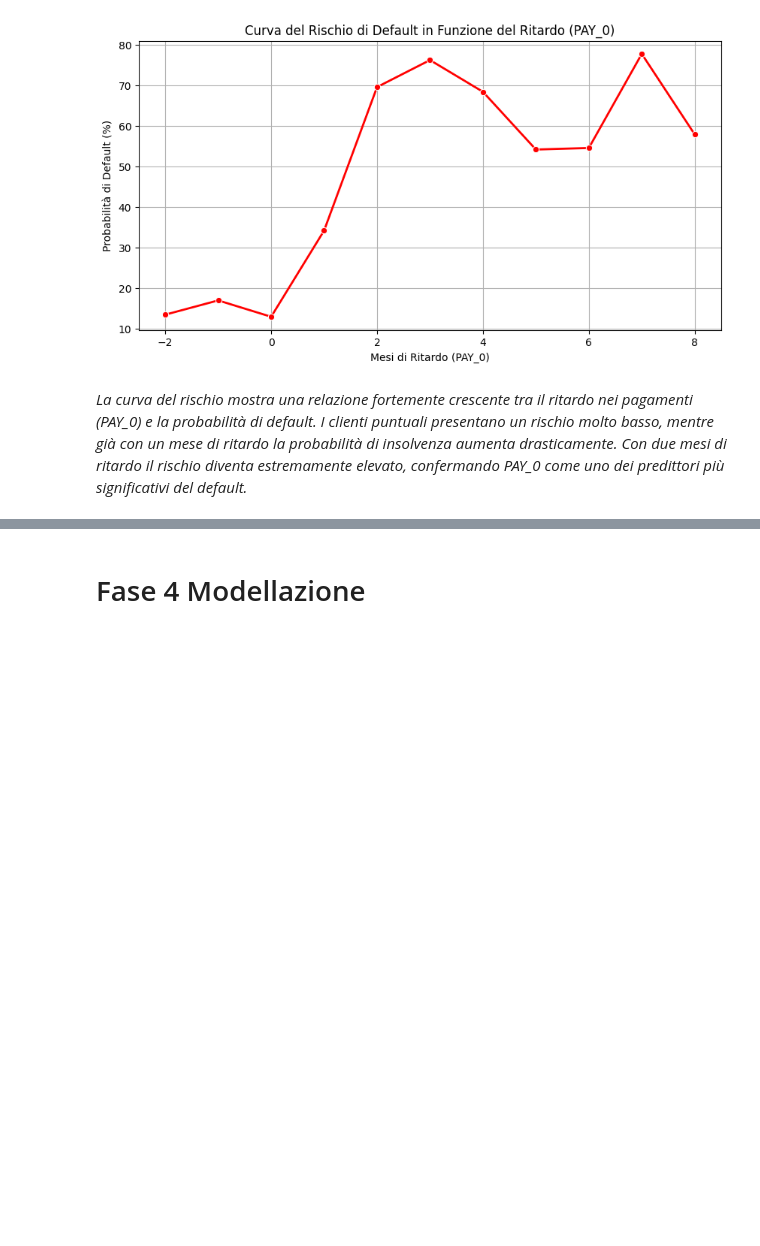
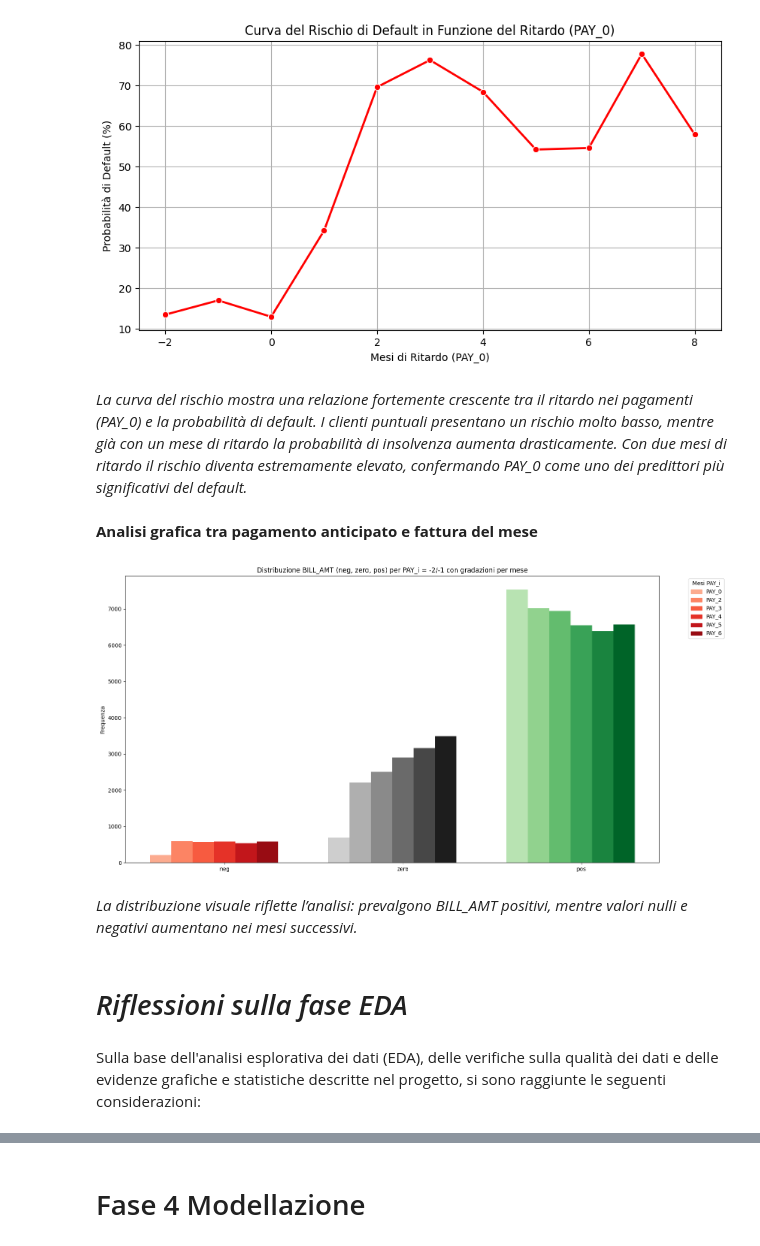
Before and after one commit to MattiaGalletti2001/progetto-data-science-gruppo-11-credit-card-default, a Jupyter notebook: notebooks/Progetto_DataScience_gruppo_11.ipynb, the cells around one changed output, grey strips where cells are left out. Drawn from its saved outputs; the diff is of its cells as text; code cells hidden in the pictures; blank space fills up the shorter version.

Commit message:
Creato con Colab - ulteriore revisione e inserimento di commenti oltre a plot maggiormente esaustivi

```diff
--- a/notebooks/Progetto_DataScience_gruppo_11.ipynb
+++ b/notebooks/Progetto_DataScience_gruppo_11.ipynb
@@ -622,3 +668,77 @@ plt.show()
 [figure]
 # %% [markdown]
 *La curva del rischio mostra una relazione fortemente crescente tra il ritardo nei pagamenti (PAY_0) e la probabilità di default. I clienti puntuali presentano un rischio molto basso, mentre già con un mese di ritardo la probabilità di insolvenza aumenta drasticamente. Con due mesi di ritardo il rischio diventa estremamente elevato, confermando PAY_0 come uno dei predittori più significativi del default.*
+# %% [markdown]
+**Analisi grafica tra pagamento anticipato e fattura del mese**
+# %%
+import pandas as pd
+import matplotlib.pyplot as plt
+import numpy as np
+
+# Dati forniti
+data = {
+    "PAY_0":  {"neg": 213, "zero": 696, "pos": 7536},
+    "PAY_2":  {"neg": 595, "zero": 2212, "pos": 7025},
+    "PAY_3":  {"neg": 568, "zero": 2509, "pos": 6946},
+    "PAY_4":  {"neg": 584, "zero": 2897, "pos": 6554},
+    "PAY_5":  {"neg": 542, "zero": 3157, "pos": 6386},
+    "PAY_6":  {"neg": 580, "zero": 3485, "pos": 6570}
+}
+
+df_plot = pd.DataFrame(data).T  # PAY_x come righe, categorie come colonne
+
+categories = ["neg", "zero", "pos"]
+months = df_plot.index
+
+# Palette: 6 gradazioni per ogni categoria
+colors_neg  = plt.cm.Reds(np.linspace(0.3, 0.9, len(months)))
+colors_zero = plt.cm.Greys(np.linspace(0.3, 0.9, len(months)))
+colors_pos  = plt.cm.Greens(np.linspace(0.3, 0.9, len(months)))
+
+palette = {
+    "neg": colors_neg,
+    "zero": colors_zero,
+    "pos": colors_pos
+}
+
+x = np.arange(len(categories))  # posizioni delle categorie
+width = 0.12                    # larghezza delle barre
+
+plt.figure(figsize=(16, 8))
+
+# Disegno delle barre
+for j, cat in enumerate(categories):
+    for i, month in enumerate(months):
+        plt.bar(
+            x[j] + i*width,
+            df_plot.loc[month, cat],
+            width=width,
+            color=palette[cat][i]
+        )
+
+# Etichette asse X
+plt.xticks(x + width*3, categories)
+plt.ylabel("Frequenza")
+plt.title("Distribuzione BILL_AMT (neg, zero, pos) per PAY_i = -2/-1 con gradazioni per mese")
+
+# Legenda corretta
+legend_handles = []
+legend_labels = []
+
+for i, month in enumerate(months):
+    # Creo un rettangolo colorato per la legenda
+    legend_handles.append(plt.Rectangle((0,0),1,1, color=colors_neg[i]))
+    legend_labels.append(month)
+
+plt.legend(legend_handles, legend_labels, title="Mesi PAY_i", bbox_to_anchor=(1.05, 1), loc="upper left")
+
+plt.tight_layout()
+plt.show()
+# %% [output]
+[figure, added]
+# %% [markdown]
+*La distribuzione visuale riflette l’analisi: prevalgono BILL_AMT positivi, mentre valori nulli e negativi aumentano nei mesi successivi.*
+# %% [markdown]
+# *Riflessioni sulla fase EDA*
+# %% [markdown]
+Sulla base dell'analisi esplorativa dei dati (EDA), delle verifiche sulla qualità dei dati e delle evidenze grafiche e statistiche descritte nel progetto, si sono raggiunte le seguenti considerazioni:
```
Also changed, not shown: parts of 12 cells of this notebook.
